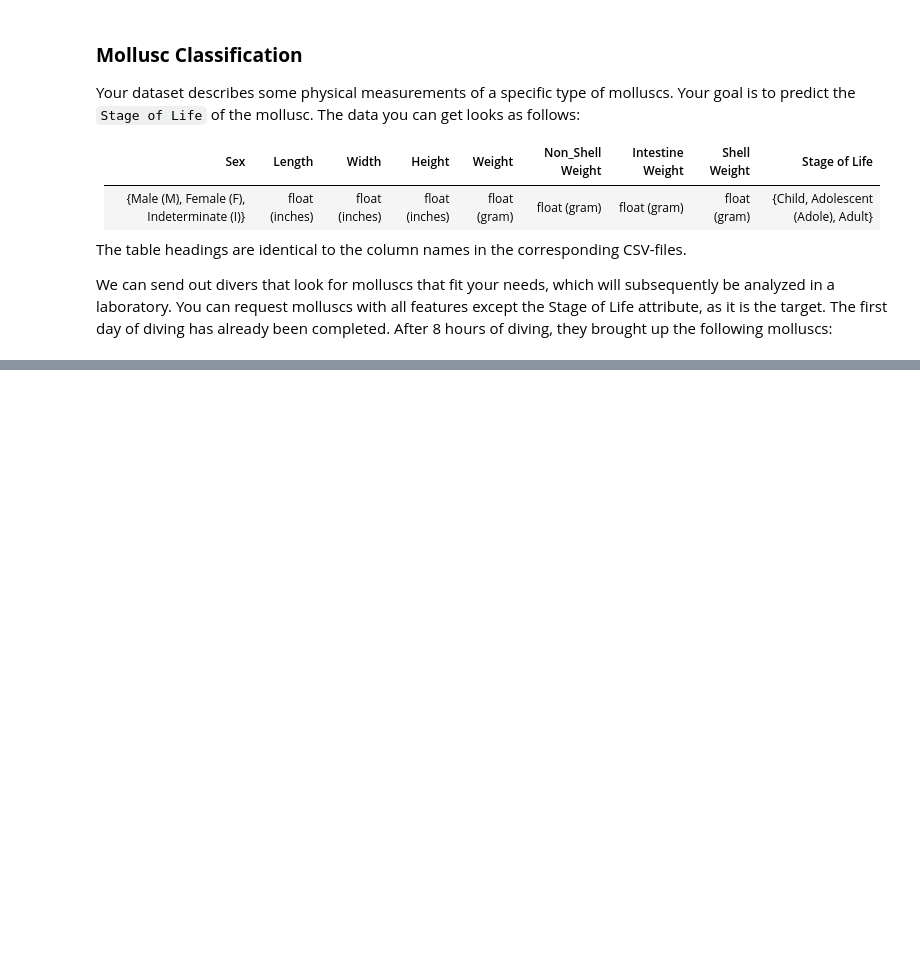
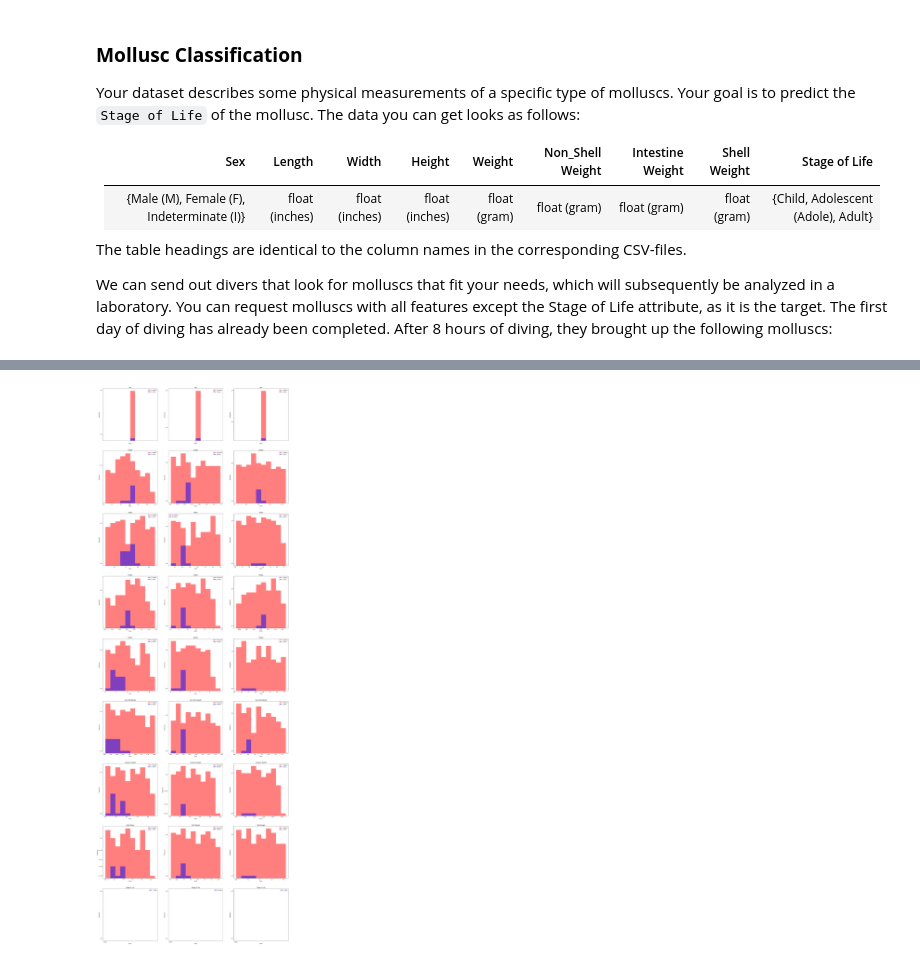
Before and after one commit to Liphip/e2ml, a Jupyter notebook: notebooks/13_final_exercise.ipynb, the cells around one changed output, grey strips where cells are left out. Saved outputs shown, nothing was run; the diff lists cells and outputs as text; code cells hidden in the pictures; blank space fills up the shorter version.

Commit message:
add inital analysis and creation of first data req

```diff
--- a/notebooks/13_final_exercise.ipynb
+++ b/notebooks/13_final_exercise.ipynb
@@ -54,0 +332,19 @@ initial_molluscs_data
+# %%
+# Split data request by sex
+data_req_period_1_female = data_req_period_1[data_req_period_1["Sex"] == "F"]
+data_req_period_1_male = data_req_period_1[data_req_period_1["Sex"] == "M"]
+data_req_period_1_indeterminate = data_req_period_1[data_req_period_1["Sex"] == "I"]
+data_req_period_1_dict = {
+    "F": data_req_period_1_female,
+    "M": data_req_period_1_male,
+    "I": data_req_period_1_indeterminate,
+}
+
+print(
+    "Female:\n",
+    data_req_period_1_female.describe(),
+    "\n\n\n\n------\nMale:\n",
+    data_req_period_1_male.describe(),
+    "\n\n\n\n------\nIndeterminate:\n",
+    data_req_period_1_indeterminate.describe(),
+)
@@ -54,0 +369,40 @@ initial_molluscs_data
+# %%
+feature_count = len(initial_molluscs_data.columns)
+fig, axs = plt.subplots(feature_count, 3, figsize=(30, 90))
+
+for idx, feature in enumerate(initial_molluscs_data.columns):
+    label = ["Female", "Male", "Indeterminate"]
+    for i_idx, sex in enumerate(["F", "M", "I"]):
+        ax = axs[idx, i_idx]
+        if feature != "Stage of Life":
+            (n, bins, patches) = ax.hist(
+                data_req_period_1_dict[sex][feature],
+                alpha=0.5,
+                stacked=True,
+                color=["red"],
+                label=(sex + " request"),
+            )
+
+        ax.hist(
+            molluscs_data_dict[sex][feature],
+            alpha=0.5,
+            stacked=True,
+            color=["blue"],
+            label=(sex + " initial"),
+            bins=bins,
+        ) if bins is not None else ax.hist(
+            molluscs_data_dict[sex][feature],
+            alpha=0.5,
+            stacked=True,
+            color=["blue"],
+            label=(sex + " initial"),
+        )
+
+        ax.set_title(feature)
+        ax.set_xlabel("Value")
+        ax.set_ylabel("Frequency")
+        ax.legend()
+        ax.set_yscale("log")
+plt.show()
+# %% [output]
+[figure, added]
```
Also changed, not shown: parts of 15 cells of this notebook, 1 other file.
